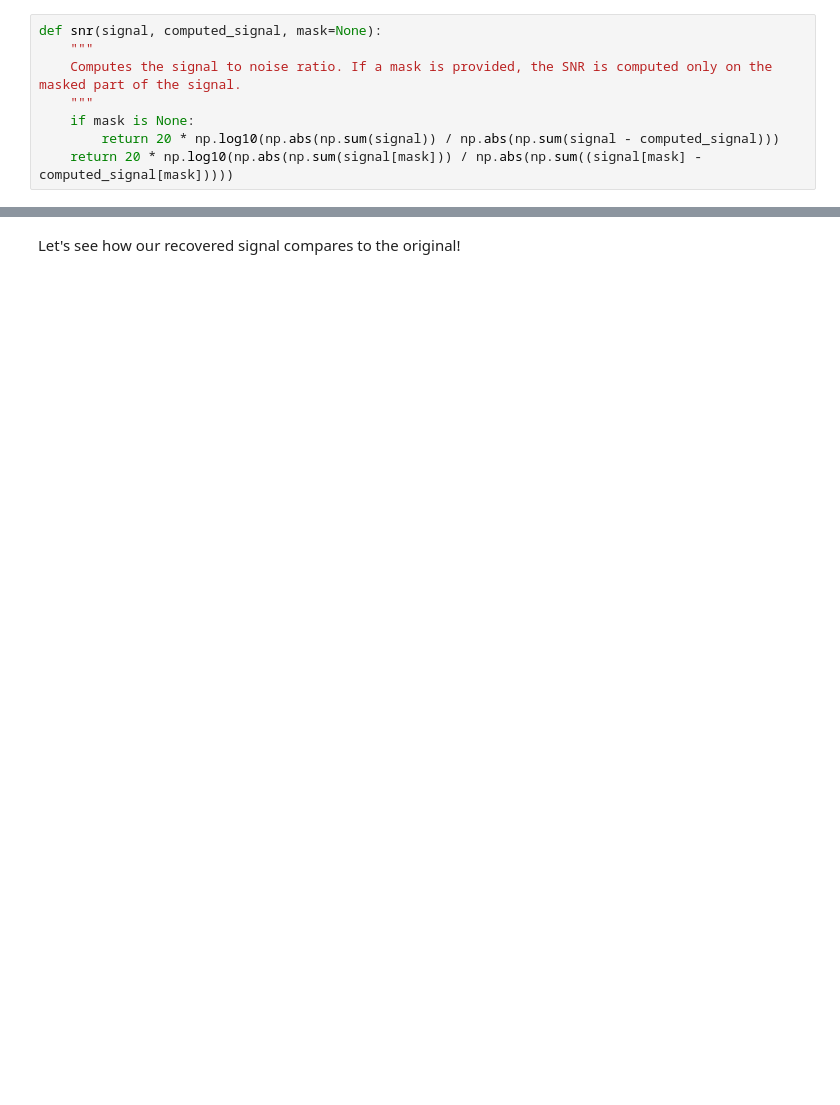
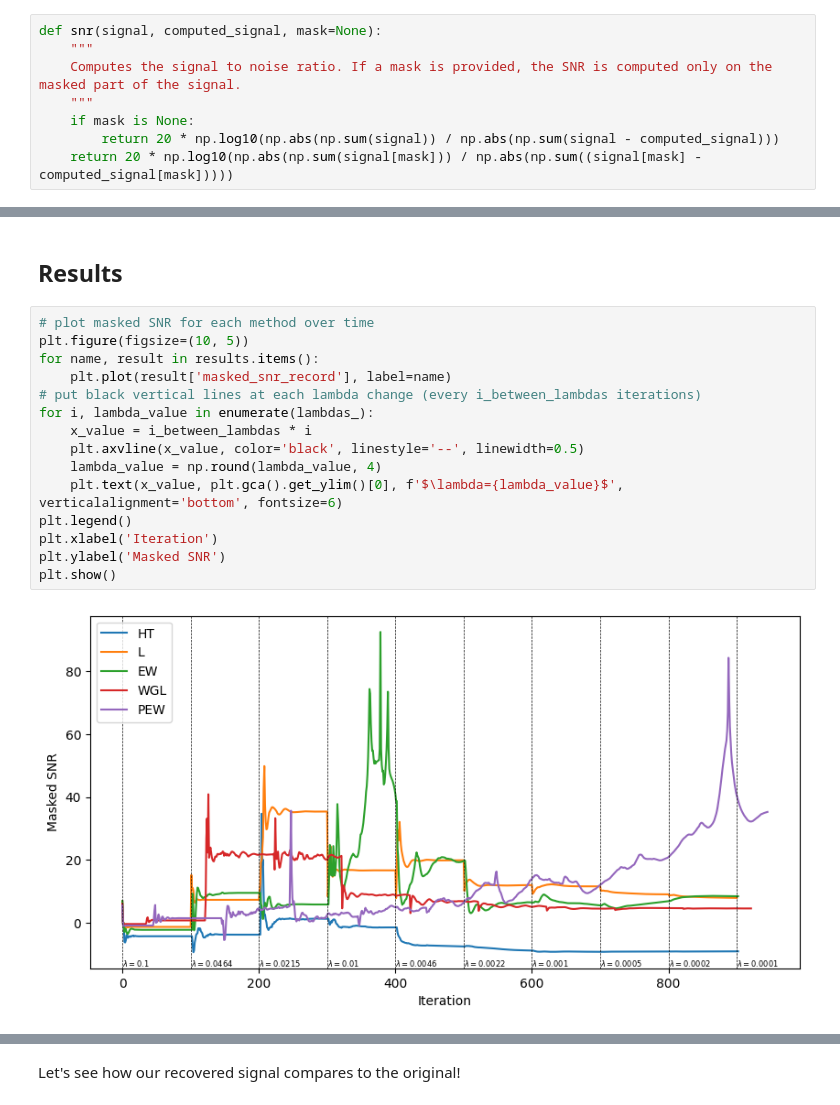
Before and after one commit to Dorin-D/signal_process_declip, a Jupyter notebook: audio_declipping.ipynb, the cells around one changed output, grey strips where cells are left out. Cells and saved outputs as stored; diff of their text form; blank space fills up the shorter version.

Commit message:
added social sparsity, some plots and comparisons, cleanup

```diff
--- a/audio_declipping.ipynb
+++ b/audio_declipping.ipynb
@@ -283,0 +341,19 @@ Reached iteration  4252  with lambda =  0.0001  and SNR (masked) =  31.48  and S
+# %% [markdown]
+## Results
+# %%
+# plot masked SNR for each method over time
+plt.figure(figsize=(10, 5))
+for name, result in results.items():
+    plt.plot(result['masked_snr_record'], label=name)
+# put black vertical lines at each lambda change (every i_between_lambdas iterations)
+for i, lambda_value in enumerate(lambdas_):
+    x_value = i_between_lambdas * i
+    plt.axvline(x_value, color='black', linestyle='--', linewidth=0.5)
+    lambda_value = np.round(lambda_value, 4)
+    plt.text(x_value, plt.gca().get_ylim()[0], f'$\lambda={lambda_value}$', verticalalignment='bottom', fontsize=6)
+plt.legend()
+plt.xlabel('Iteration')
+plt.ylabel('Masked SNR')
+plt.show()
+# %% [output]
+[figure, added]
```
Also changed, not shown: parts of 32 cells of this notebook.
